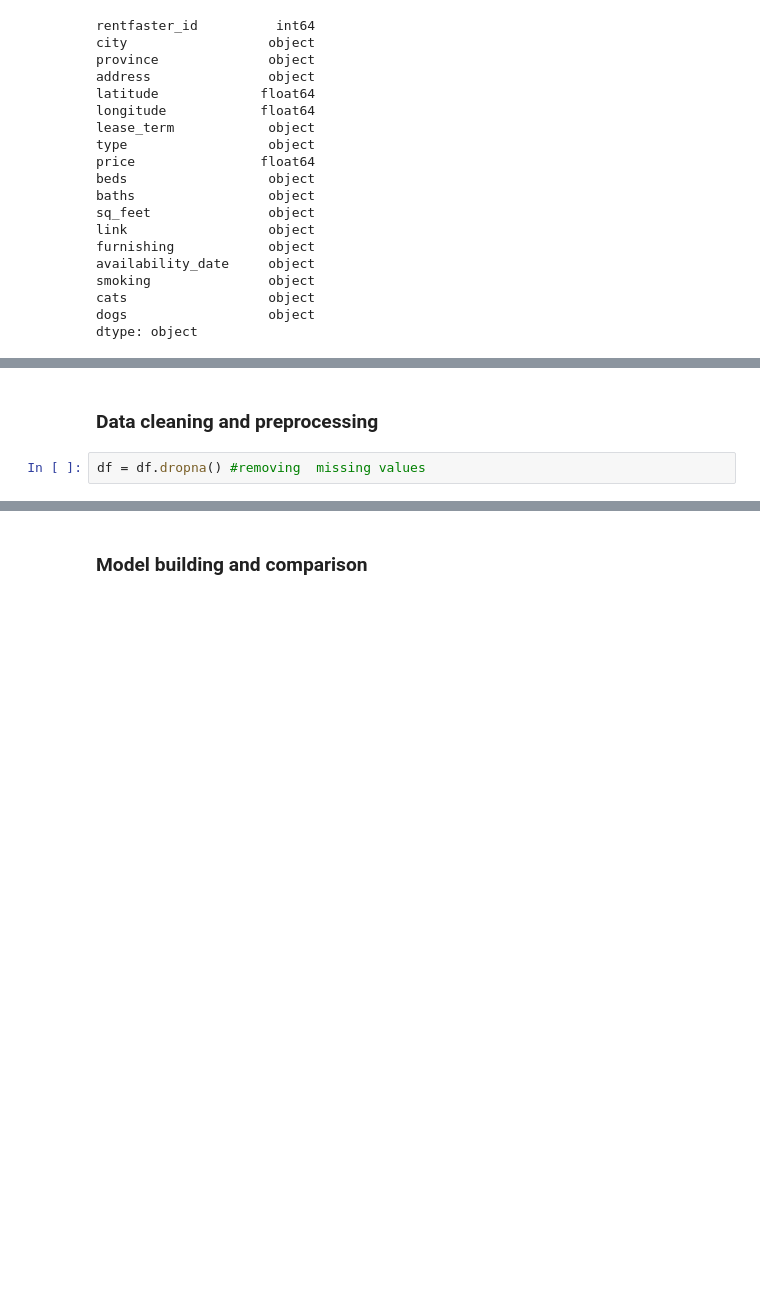
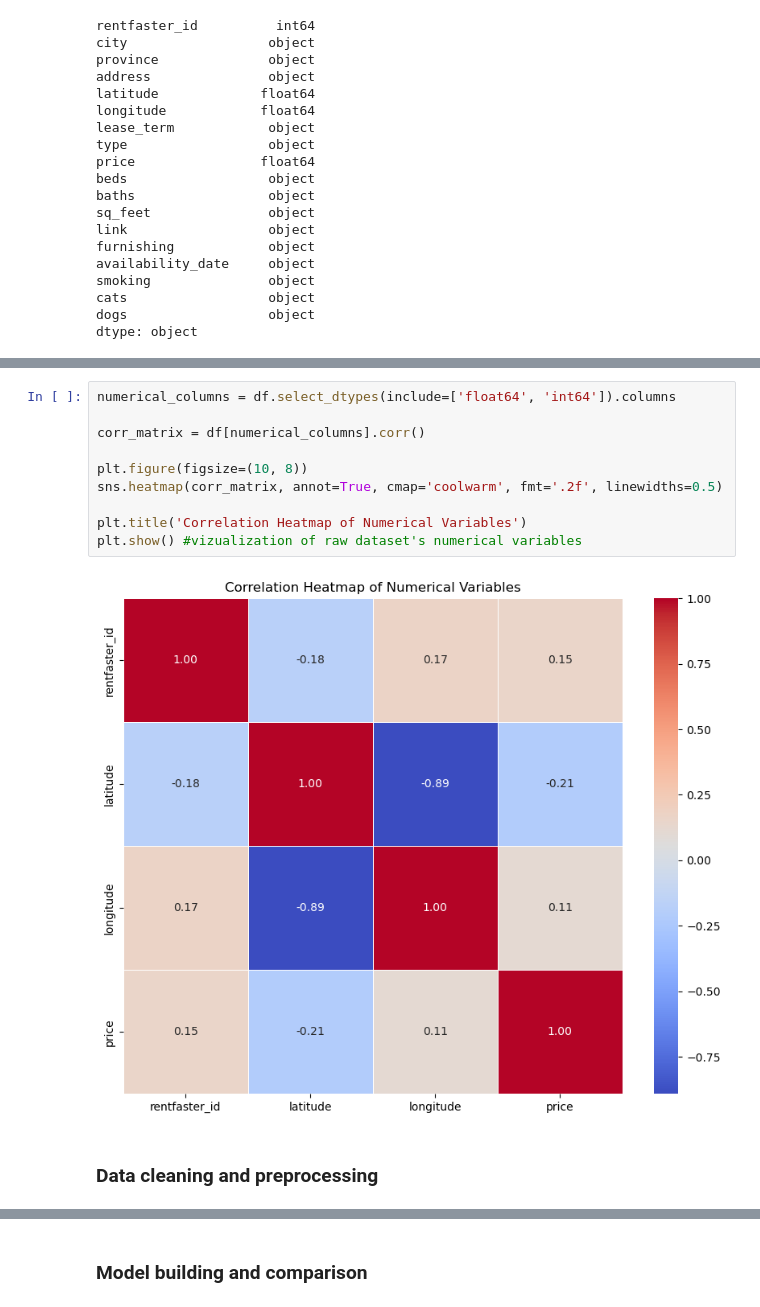
Before and after one commit to marionmel/Regression-Project, a Jupyter notebook: Regression Project.ipynb, the cells around one changed output, grey strips where cells are left out. Saved outputs shown, nothing was run; the diff lists cells and outputs as text; blank space fills up the shorter version.

```diff
--- a/Regression Project.ipynb
+++ b/Regression Project.ipynb
@@ -67,5 +100,15 @@ dtype: object
+# %%
+numerical_columns = df.select_dtypes(include=['float64', 'int64']).columns
+
+corr_matrix = df[numerical_columns].corr()
+
+plt.figure(figsize=(10, 8))
+sns.heatmap(corr_matrix, annot=True, cmap='coolwarm', fmt='.2f', linewidths=0.5)
+
+plt.title('Correlation Heatmap of Numerical Variables')
+plt.show() #vizualization of raw dataset's numerical variables
+# %% [output]
+[figure, added]
 # %% [markdown]
 ### Data cleaning and preprocessing
-# %%
-df = df.dropna() #removing  missing values
 # %%
```
Also changed, not shown: parts of 15 cells of this notebook.
